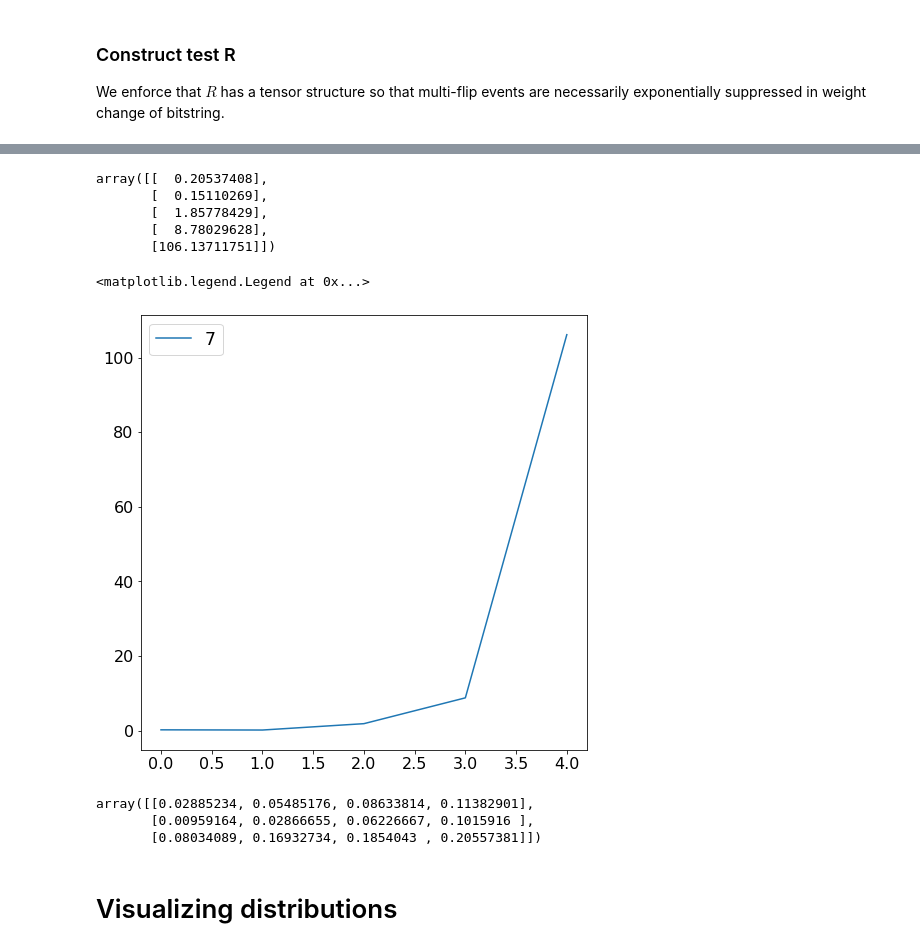
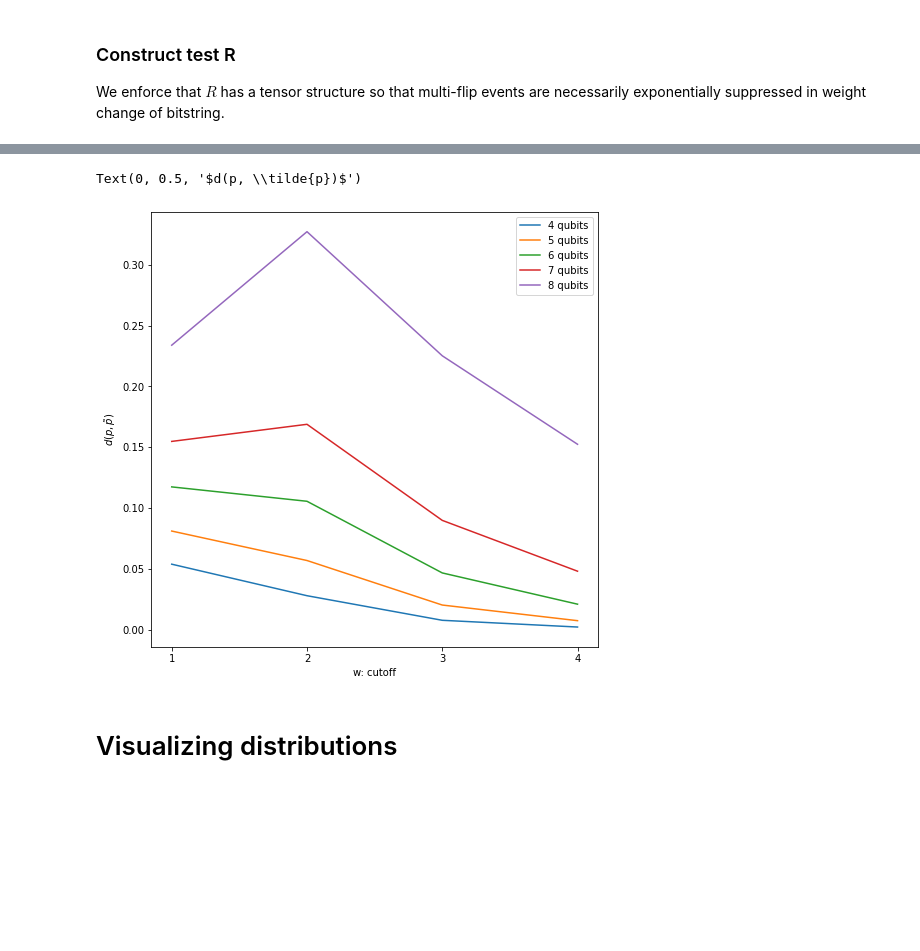
Before and after one commit to peterse/perturbative_readout_correction, a Jupyter notebook: make_accuracy_plot_1.ipynb, the cells around one changed output, grey strips where cells are left out. Saved outputs shown, nothing was run; the diff lists cells and outputs as text; code cells hidden in the pictures; blank space fills up the shorter version.

```diff
--- a/make_accuracy_plot_1.ipynb
+++ b/make_accuracy_plot_1.ipynb
@@ -203,4 +123,8 @@ R.shape
 # %%
+def trace_dist(a, b):
+    # use trace distance for comparing full distributions
+    return abs(a - b).sum()
+
 # comparison = lambda x,y: scipy.stats.entropy(x,y)
 comparison = lambda x,y: trace_dist(x,y)
 
@@ -209,16 +133,21 @@ q10_arr = [0.04, .03, .05, 0.04, 0.03, .05, .04, 0.06]
 # wvals = list(range(1, 5))
 # nqubits_lst = list(range(4,8))
 wvals = [1, 2, 3, 4]
-nqubits_lst = [7]
-outcomes = np.zeros((len(wvals) + 1, len(nqubits_lst))) # rows correspond to w=None,1,2...
+nqubits_lst = [4, 5, 6, 7, 8]
+
+# Baseline contains the uncorrected distribution comparison to ptrue
+baseline = np.zeros(len(nqubits_lst))
+# Outcomes contain truncated result comparisons
+outcomes = np.zeros((len(wvals), len(nqubits_lst))) # rows correspond to w=1,2...
+
 for j, n_qubits in enumerate(nqubits_lst):
     # Generate response matrix and artificial readout error
     R = response_matrix.Rmatrix(q01_arr[:n_qubits], q10_arr[:n_qubits])
     Rinv = np.linalg.inv(R)
     p_true = make_random(n_qubits)
     p_prime = R @ p_true
-    outcomes[0,j] = comparison(p_prime, p_true)
+    baseline[j] = comparison(p_prime, p_true)
     for k, w in enumerate(wvals):
 #         p_fixed = invert_pfull_truncated(R, p_prime, w1=w, w2=w)
-        p_fixed = pfull_truncated(R, p_prime, w1=w, w2=w)
-        outcomes[k + 1,j] = comparison(p_fixed, p_true)
+        p_fixed = response_matrix.invert_pfull_truncated(R, p_prime, w1=w, w2=w)
+        outcomes[k,j] = comparison(p_fixed, p_true)
@@ -246,27 +154,18 @@ for j, n_qubits in enumerate(nqubits_lst):
-# %%
-outcomes
-# %% [output]
-array([[  0.20537408],
-       [  0.15110269],
-       [  1.85778429],
-       [  8.78029628],
-       [106.13711751]])
 # %%
-outcomes.shape
+leglabs = [f"{x} qubits" for x in nqubits_lst]
+
 fig, ax = plt.subplots(1, 1, figsize=(8, 8))
-for y, label in zip(outcomes.T, nqubits_lst):
-    ax.plot([0]+wvals, y, label=label)
+for y, label in zip(outcomes.T, leglabs):
+    ax.plot(wvals, y, label=label)
 # axes.plot([0] + wvals, outcomes, labels=nqubits_lst)
 ax.legend()
+ax.set_xlabel("w: cutoff")
+ax.set_xticks(wvals)
+ax.set_xticklabels(wvals)
+ax.set_ylabel(r"$d(p, \tilde{p})$")
 # %% [output]
-<matplotlib.legend.Legend at 0x...>
+Text(0, 0.5, '$d(p, \\tilde{p})$')
-[figure, old version]
+[figure, new version]
-# %%
-outcomes
-# %% [output]
-array([[0.02885234, 0.05485176, 0.08633814, 0.11382901],
-       [0.00959164, 0.02866655, 0.06226667, 0.1015916 ],
-       [0.08034089, 0.16932734, 0.1854043 , 0.20557381]])
 # %% [markdown]
 # Visualizing distributions
 # %%
```
Also changed, not shown: parts of 9 cells of this notebook.
